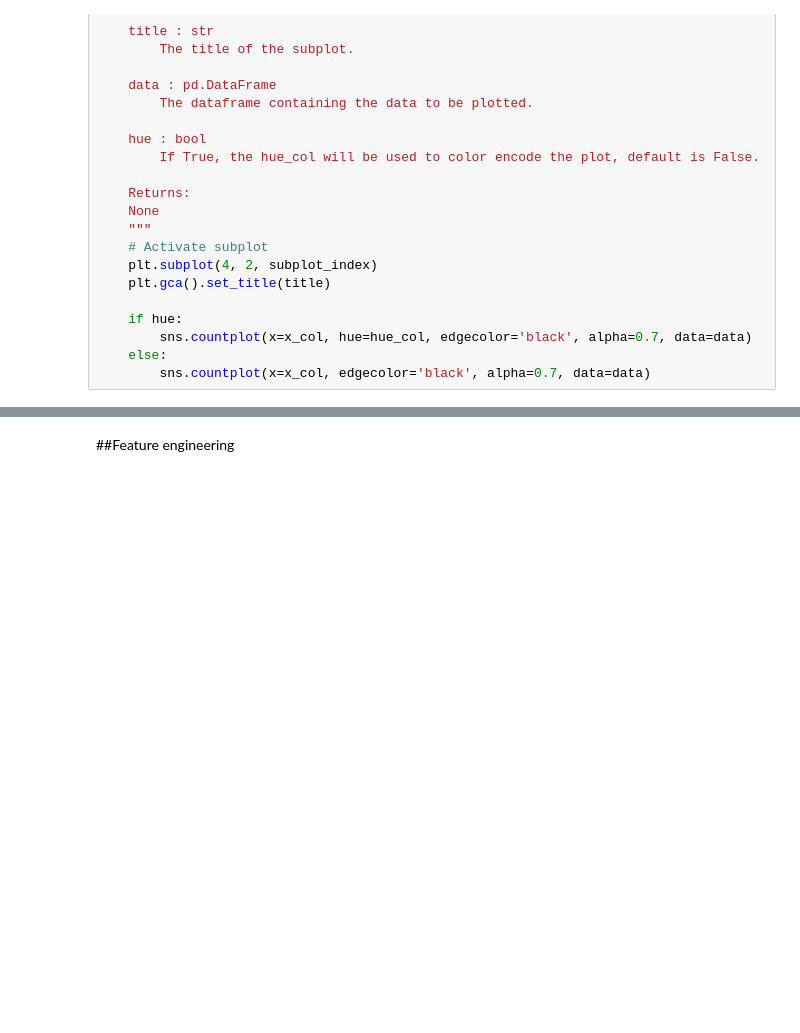
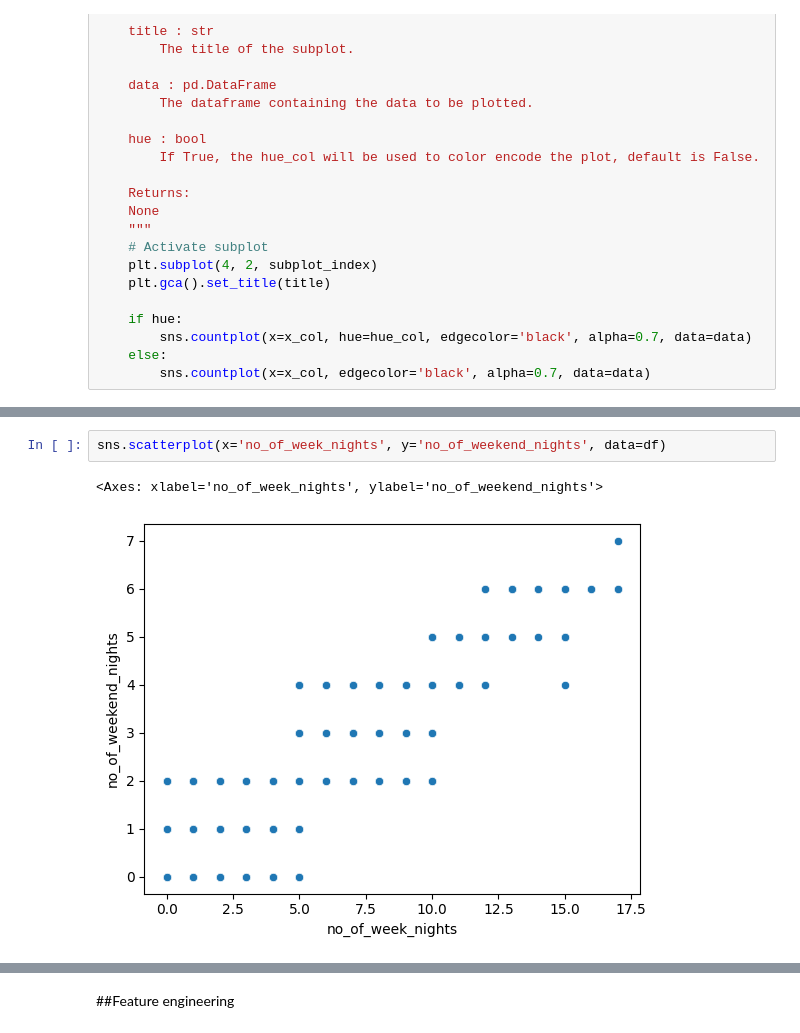
Before and after one commit to guanzi96/spbu-machine-learning-tasks, a Jupyter notebook: hw1_cassification _regression.ipynb, the cells around one changed output, grey strips where cells are left out. Drawn from its saved outputs; the diff is of its cells as text; blank space fills up the shorter version.

```diff
--- a/hw1_cassification _regression.ipynb
+++ b/hw1_cassification _regression.ipynb
@@ -223,0 +193,5 @@ So it is possible to focus on airline related customers
+# %%
+sns.scatterplot(x='no_of_week_nights', y='no_of_weekend_nights', data=df)
+# %% [output]
+<Axes: xlabel='no_of_week_nights', ylabel='no_of_weekend_nights'>
+[figure, added]
```
Also changed, not shown: parts of 13 cells of this notebook.
